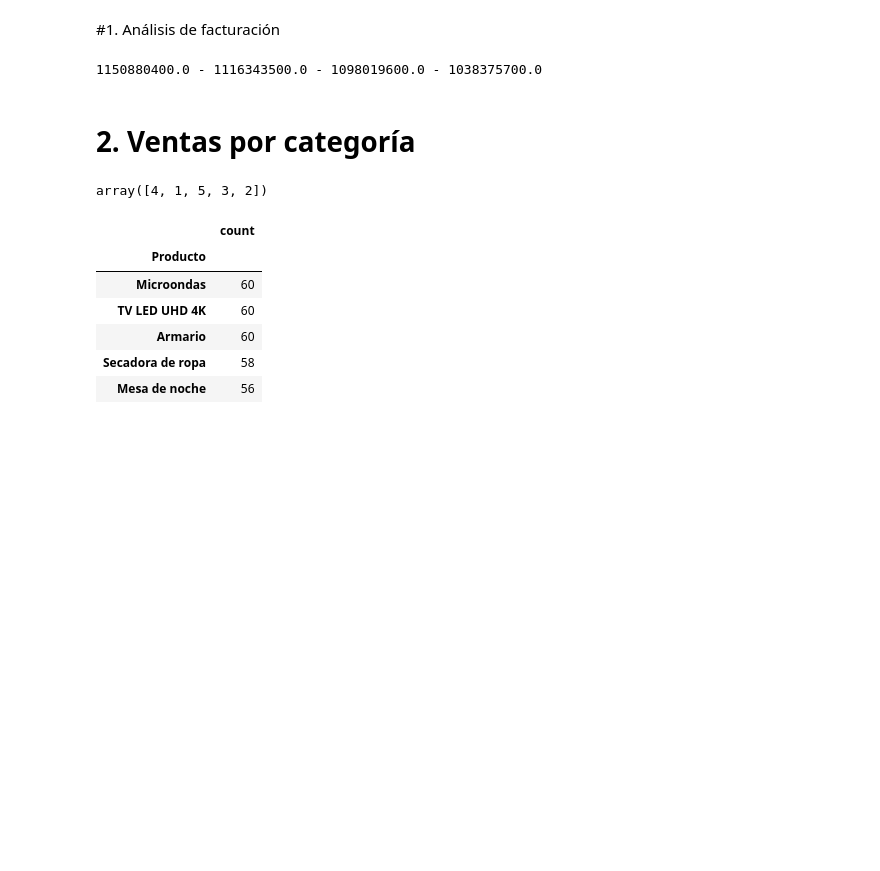
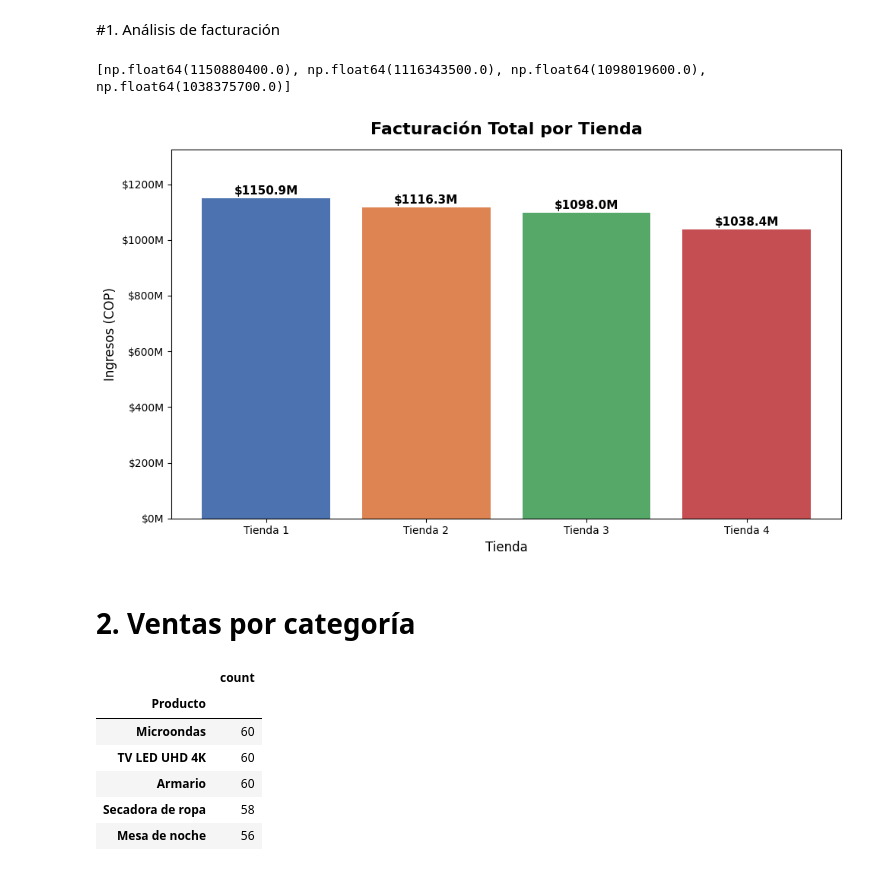
Before and after one commit to Joshep-c/alura-store-sales-analysis, a Jupyter notebook: AluraStoreLatam.ipynb, the cells around one changed output. Drawn from its saved outputs; the diff is of its cells as text; code cells hidden in the pictures; blank space fills up the shorter version.

Commit message:
refactor: reemplazar gráficas básicas por visualizaciones comparativas con matplotlib

```diff
--- a/AluraStoreLatam.ipynb
+++ b/AluraStoreLatam.ipynb
@@ -24,19 +27,41 @@ tienda.head()
 # %% [markdown]
 #1. Análisis de facturación
 # %%
-precioTienda = tienda['Precio'].sum()
-precioTienda2 = tienda2['Precio'].sum()
-precioTienda3 = tienda3['Precio'].sum()
-precioTienda4 = tienda4['Precio'].sum()
-print(f"{precioTienda} - {precioTienda2} - {precioTienda3} - {precioTienda4}")
+tiendas = ['Tienda 1', 'Tienda 2', 'Tienda 3', 'Tienda 4']
+facturacion = [
+    tienda['Precio'].sum(),
+    tienda2['Precio'].sum(),
+    tienda3['Precio'].sum(),
+    tienda4['Precio'].sum()
+]
+
+print(facturacion)
 # %% [output]
-1150880400.0 - 1116343500.0 - 1098019600.0 - 1038375700.0
+[np.float64(1150880400.0), np.float64(1116343500.0), np.float64(1098019600.0), np.float64(1038375700.0)]
+# %%
+fig, grafica_facturacion = plt.subplots(figsize=(10, 6))
+barras = grafica_facturacion.bar(tiendas, facturacion, color=['#4C72B0', '#DD8452', '#55A868', '#C44E52'])
+
+for barra, valor in zip(barras, facturacion):
+    grafica_facturacion.text(
+        barra.get_x() + barra.get_width() / 2,
+        barra.get_height() + 5_000_000,
+        f'${valor/1_000_000:.1f}M',
+        ha='center', va='bottom', fontsize=11, fontweight='bold'
+    )
+
+grafica_facturacion.set_title('Facturación Total por Tienda', fontsize=16, fontweight='bold', pad=15)
+grafica_facturacion.set_xlabel('Tienda', fontsize=12)
+grafica_facturacion.set_ylabel('Ingresos (COP)', fontsize=12)
+grafica_facturacion.set_ylim(0, max(facturacion) * 1.15)
+grafica_facturacion.yaxis.set_major_formatter(plt.FuncFormatter(lambda x, _: f'${x/1_000_000:.0f}M'))
+
+plt.tight_layout()
+plt.show()
+# %% [output]
+[figure, added]
 # %% [markdown]
 # 2. Ventas por categoría
-# %%
-tienda['Calificación'].unique()
-# %% [output]
-array([4, 1, 5, 3, 2])
 # %%
 tienda['Producto'].value_counts().head(5)
 # %% [output]
```
Also changed, not shown: parts of 14 cells of this notebook.
